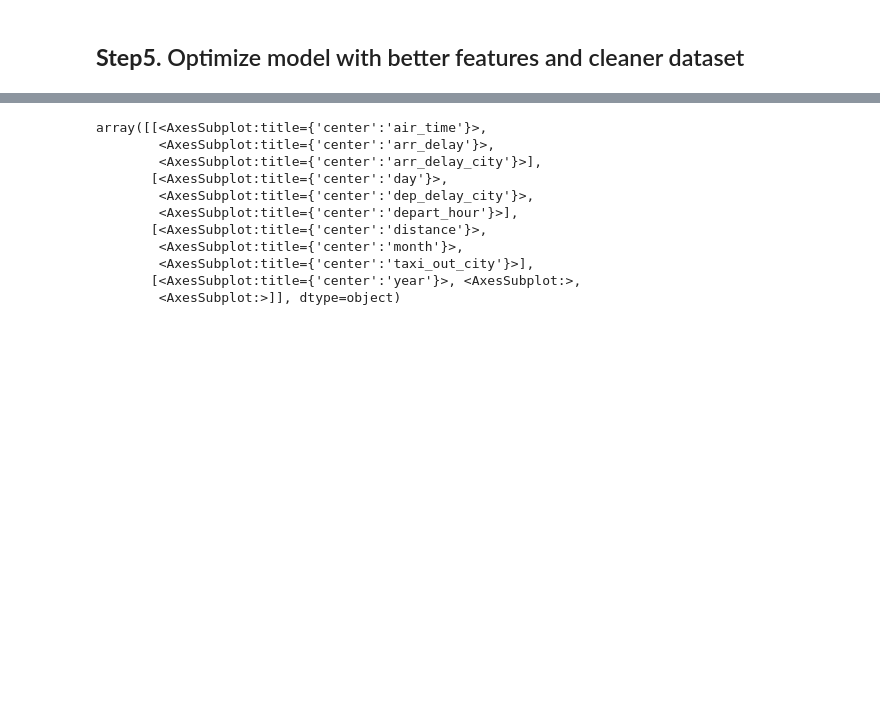
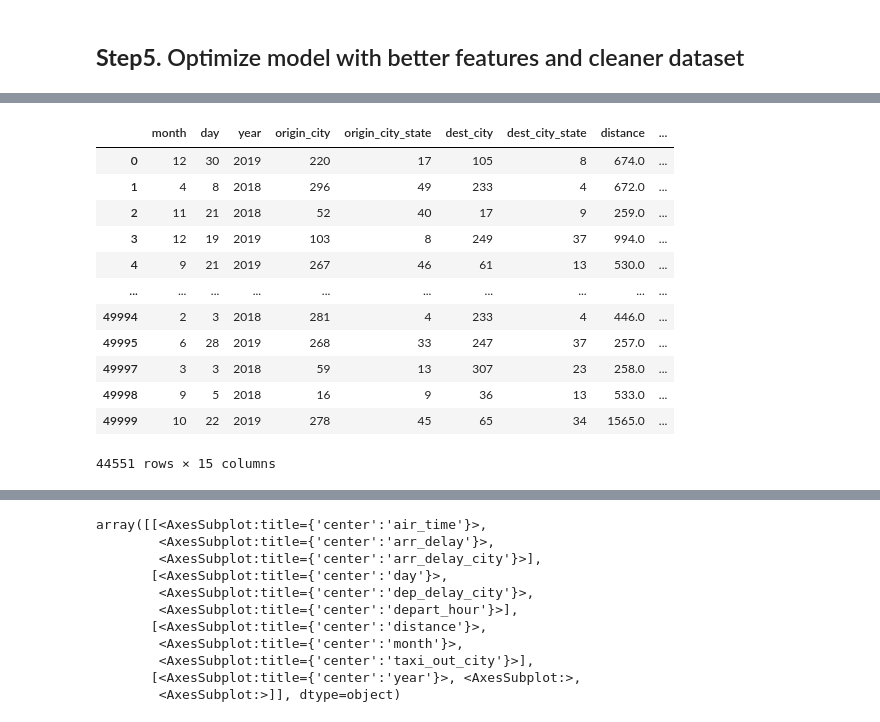
Before and after one commit to WongMatthew/LHL-Predicting-Flight-Patterns, a Jupyter notebook: Flight Prediction - master/Prashanta_Models.ipynb, the cells around one changed output, grey strips where cells are left out. Cells and saved outputs as stored; diff of their text form; code cells hidden in the pictures; blank space fills up the shorter version.

```diff
--- a/Flight Prediction - master/Prashanta_Models.ipynb
+++ b/Flight Prediction - master/Prashanta_Models.ipynb
@@ -330,0 +338,28 @@ data
+# %%
+# Encode Cateogircal Values
+# Change dtype of variable to category then encode using cat.codes
+data['origin_city_state'] = data['origin_city_state'].astype('category')
+data['origin_city'] = data['origin_city'].astype('category')
+data['dest_city_state'] = data['dest_city_state'].astype('category')
+data['dest_city'] = data['dest_city'].astype('category')
+
+data['origin_city_state'] = data['origin_city_state'].cat.codes
+data['origin_city'] = data['origin_city'].cat.codes
+data['dest_city_state'] = data['dest_city_state'].cat.codes
+data['dest_city'] = data['dest_city'].cat.codes
+# %%
+data
+# %% [output]
+|  | month | day | year | origin_city | origin_city_state | dest_city | dest_city_state | distance | ... |
+| 0 | 12 | 30 | 2019 | 220 | 17 | 105 | 8 | 674.0 | ... |
+| 1 | 4 | 8 | 2018 | 296 | 49 | 233 | 4 | 672.0 | ... |
+| 2 | 11 | 21 | 2018 | 52 | 40 | 17 | 9 | 259.0 | ... |
+| 3 | 12 | 19 | 2019 | 103 | 8 | 249 | 37 | 994.0 | ... |
+| 4 | 9 | 21 | 2019 | 267 | 46 | 61 | 13 | 530.0 | ... |
+| ... | ... | ... | ... | ... | ... | ... | ... | ... | ... |
+| 49994 | 2 | 3 | 2018 | 281 | 4 | 233 | 4 | 446.0 | ... |
+| 49995 | 6 | 28 | 2019 | 268 | 33 | 247 | 37 | 257.0 | ... |
+| 49997 | 3 | 3 | 2018 | 59 | 13 | 307 | 23 | 258.0 | ... |
+| 49998 | 9 | 5 | 2018 | 16 | 9 | 36 | 13 | 533.0 | ... |
+| 49999 | 10 | 22 | 2019 | 278 | 45 | 65 | 34 | 1565.0 | ... |
+44551 rows × 15 columns
```
Also changed, not shown: parts of 5 cells of this notebook, 1 other file.
